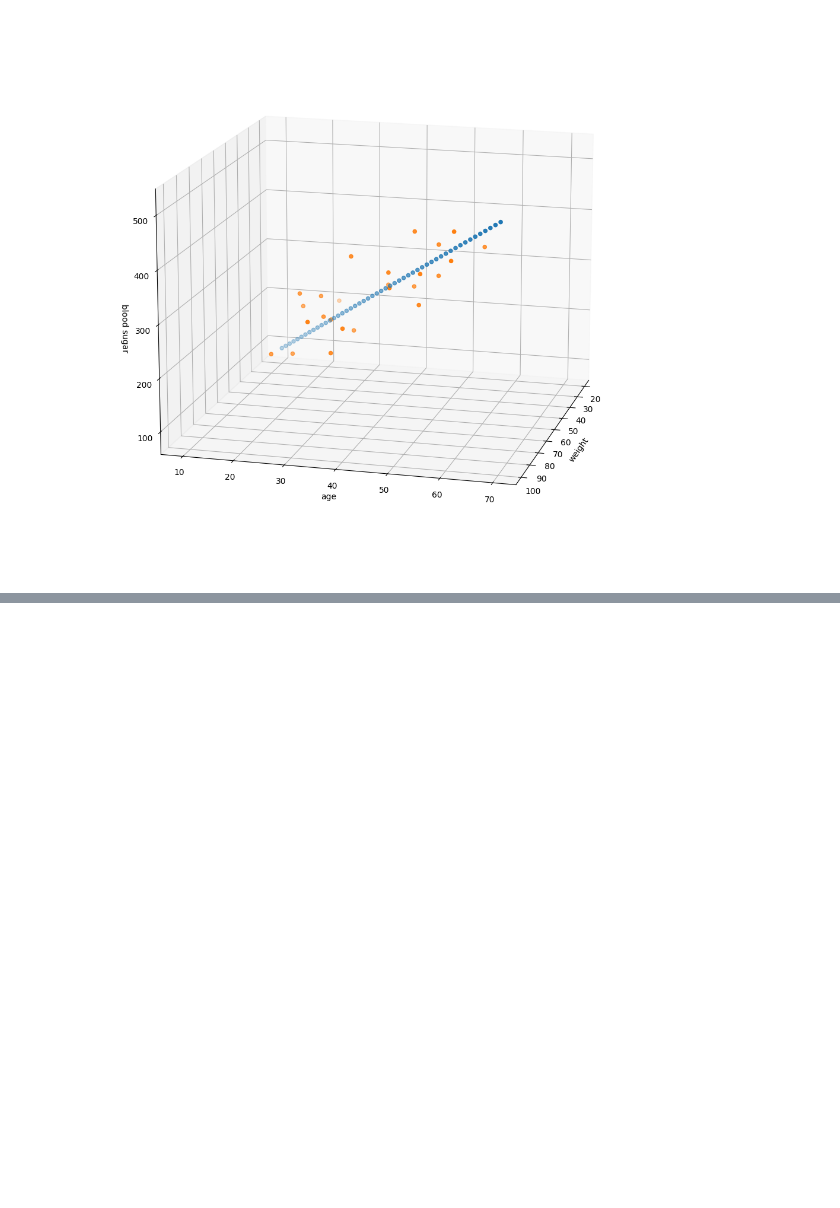
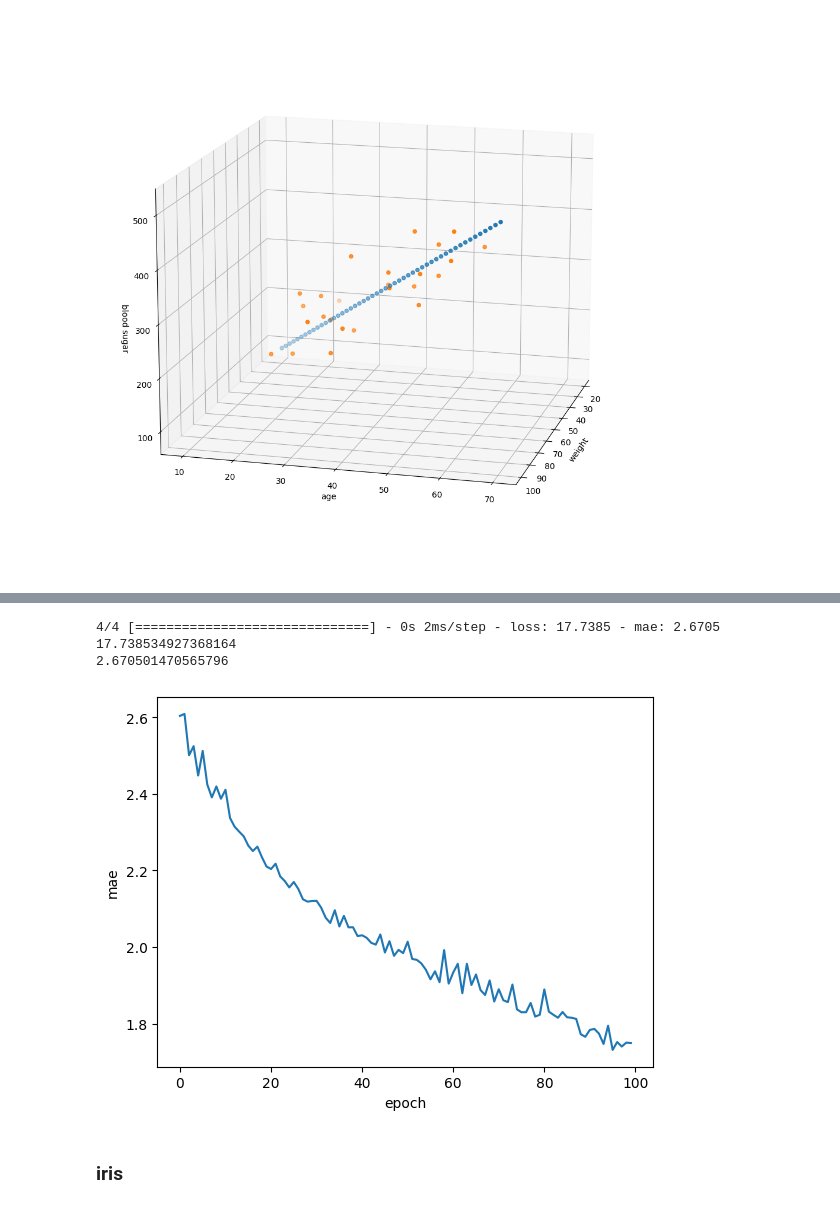
Before and after one commit to manki8908/Class_TJ_c22, a Jupyter notebook: python-인공신경망-tensorflow.ipynb, the cells around one changed output, grey strips where cells are left out. Cells and saved outputs as stored; diff of their text form; code cells hidden in the pictures; blank space fills up the shorter version.

```diff
--- a/python-인공신경망-tensorflow.ipynb
+++ b/python-인공신경망-tensorflow.ipynb
@@ -360,0 +548,25 @@ plt.show()
+# %%
+import matplotlib.pyplot as plt
+
+def train(x_train, y_train, epochs=21):
+
+    for epoch in np.arange(1, epochs):
+
+      hist=model.fit(x_train, y_train)
+
+      plt.plot(y_train, c='r', label='real')
+
+      plt.plot(model.predict(x_train), c='b', label='pred')
+
+      plt.legend()
+
+      mae=hist.history['mae'][0]
+
+      plt.title(f"Epoch {epoch:02d}, mae {mae:.2f}")
+
+      plt.savefig(f"./img/plot_{epoch:02d}.png")
+
+      plt.clf()
+# %%
+# 훈련 이미지 생성
+train(X_train_scaled, y_train)
@@ -360,0 +618,2 @@ plt.show()
+# %%
+hist=model.fit(X_train_scaled, y_train, epochs=100, batch_size=64, verbose=1)
@@ -360,0 +638,24 @@ plt.show()
+# %%
+# 검증용 데이터로 모델 평가
+
+mse, mae = model.evaluate(X_test_scaled, y_test, verbose=1)
+
+print(mse)
+
+print(mae)
+# %% [output]
+4/4 [==============================] - 0s 2ms/step - loss: 17.7385 - mae: 2.6705
+17.738534927368164
+2.670501470565796
+# %%
+plt.plot(hist.history["mae"])
+
+plt.ylabel("mae")
+
+plt.xlabel("epoch")
+
+plt.show()
+# %% [output]
+[figure, added]
+# %% [markdown]
+### iris
```
Also changed, not shown: parts of 37 cells of this notebook, 26 other files.
